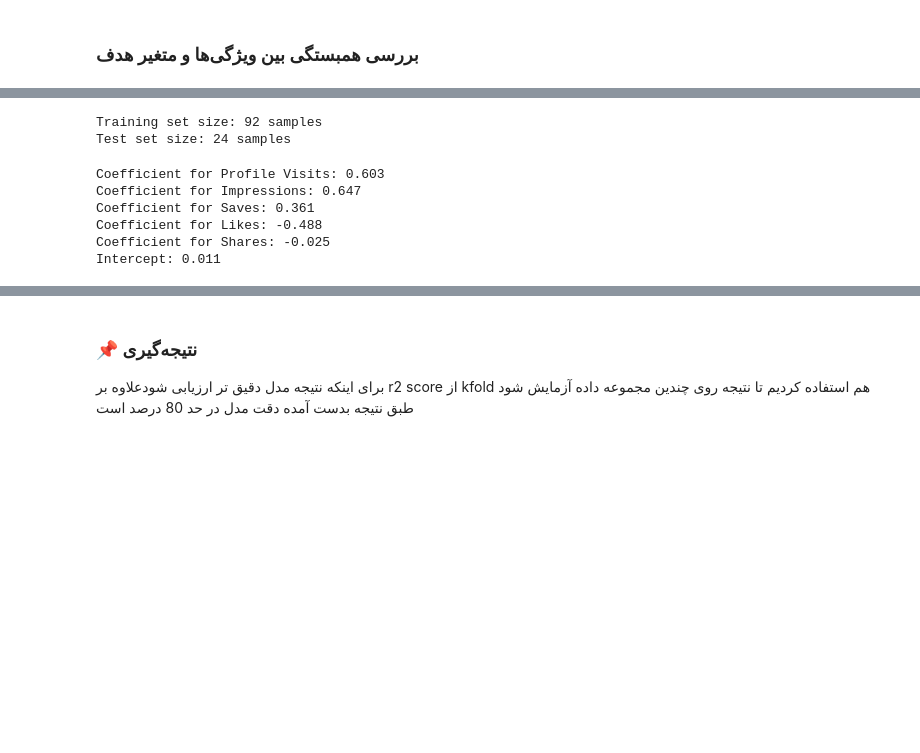
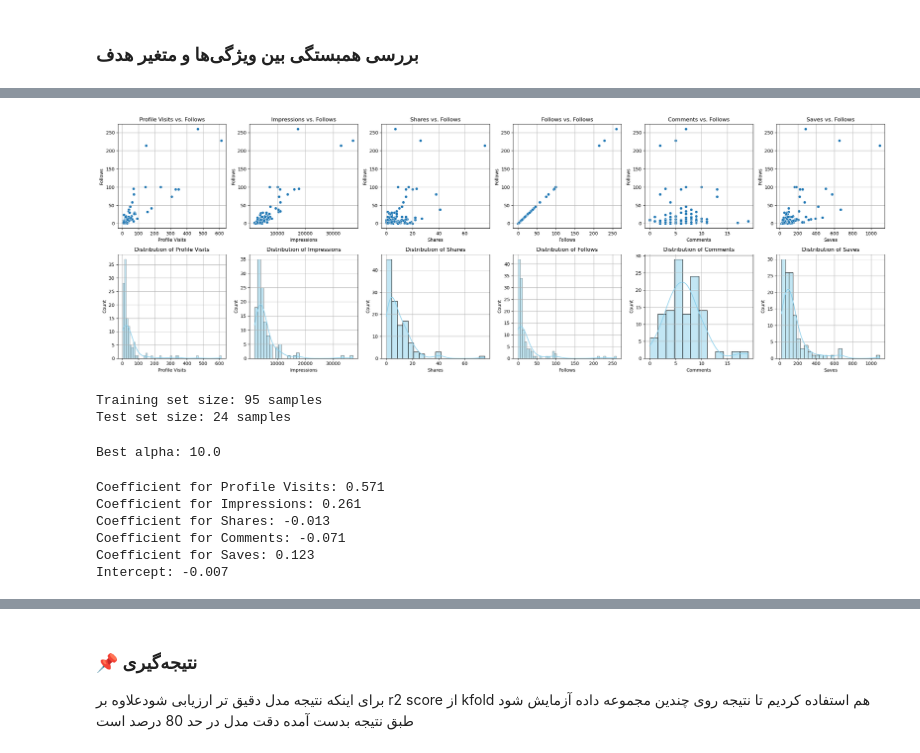
Before and after one commit to zahra5898/1404, a Jupyter notebook: projects/multiple-linear-regression/multiple_linier_regression.ipynb, the cells around one changed output, grey strips where cells are left out. Drawn from its saved outputs; the diff is of its cells as text; code cells hidden in the pictures; blank space fills up the shorter version.

Commit message:
improve models

```diff
--- a/projects/multiple-linear-regression/multiple_linier_regression.ipynb
+++ b/projects/multiple-linear-regression/multiple_linier_regression.ipynb
@@ -151,2 +147,25 @@ removed data count: 119
+# %%
+fig, axs = plt.subplots(2, len(features), figsize=(4 * len(features), 8), squeeze=False)
+
+# Row 1: Scatter plots
+for i, feature in enumerate(features):
+    sns.scatterplot(data=df, x=feature, y='Follows', ax=axs[0, i])
+    axs[0, i].set_title(f'{feature} vs. Follows')
+    axs[0, i].set_xlabel(feature)
+    axs[0, i].set_ylabel('Follows')
+    axs[0, i].grid(True)
+
+# Row 2: Distributions
+for i, feature in enumerate(features):
+    sns.histplot(df[feature], kde=True, ax=axs[1, i], color='skyblue')
+    axs[1, i].set_title(f'Distribution of {feature}')
+    axs[1, i].set_xlabel(feature)
+    axs[1, i].set_ylabel('Count')
+    axs[1, i].grid(True)
+
+plt.tight_layout()
+plt.show()
+# %% [output]
+[figure, added]
 # %%
 scaler = StandardScaler()
@@ -159,7 +178,7 @@ df_scaled[features] = scaler.fit_transform(df_scaled[features])
 # =====================
 
 # Define features (X) and target (y)
-X = df_scaled[['Profile Visits', 'Impressions','Saves', 'Likes', 'Shares']]
+X = df_scaled.drop(columns=['Follows'])
 y = df_scaled['Follows']
 
 # Split the data
@@ -168,28 +187,38 @@ X_train, X_test, y_train, y_test = train_test_split(X, y, test_size=0.2, random_
 print(f"Training set size: {X_train.shape[0]} samples")
 print(f"Test set size: {X_test.shape[0]} samples")
 # %% [output]
-Training set size: 92 samples
+Training set size: 95 samples
 Test set size: 24 samples
+# %%
+from sklearn.linear_model import RidgeCV
+
+ridge_cv = RidgeCV(alphas=[0.01, 0.1, 1.0, 10.0, 100.0], cv=5)
+ridge_cv.fit(X_train, y_train)
+print("Best alpha:", ridge_cv.alpha_)
+# %% [output]
+Best alpha: 10.0
 # %%
 # =====================
-# Train Linear Regression Model
+# Train Ridg Regression Model
 # =====================
 
 # Initialize and train model
-model = LinearRegression()
+model = Ridge(alpha=ridge_cv.alpha_)
 model.fit(X_train, y_train)
 
 # Print coefficients
 for feature, coef in zip(X.columns, model.coef_):
     print(f"Coefficient for {feature}: {coef:.3f}")
+
+# Print intercept just once
 print(f"Intercept: {model.intercept_:.3f}")
 # %% [output]
-Coefficient for Profile Visits: 0.603
-Coefficient for Impressions: 0.647
-Coefficient for Saves: 0.361
-Coefficient for Likes: -0.488
-Coefficient for Shares: -0.025
-Intercept: 0.011
+Coefficient for Profile Visits: 0.571
+Coefficient for Impressions: 0.261
+Coefficient for Shares: -0.013
+Coefficient for Comments: -0.071
+Coefficient for Saves: 0.123
+Intercept: -0.007
 # %%
 # =====================
 # Model Evaluation
```
Also changed, not shown: parts of 10 cells of this notebook, 1 other file.
